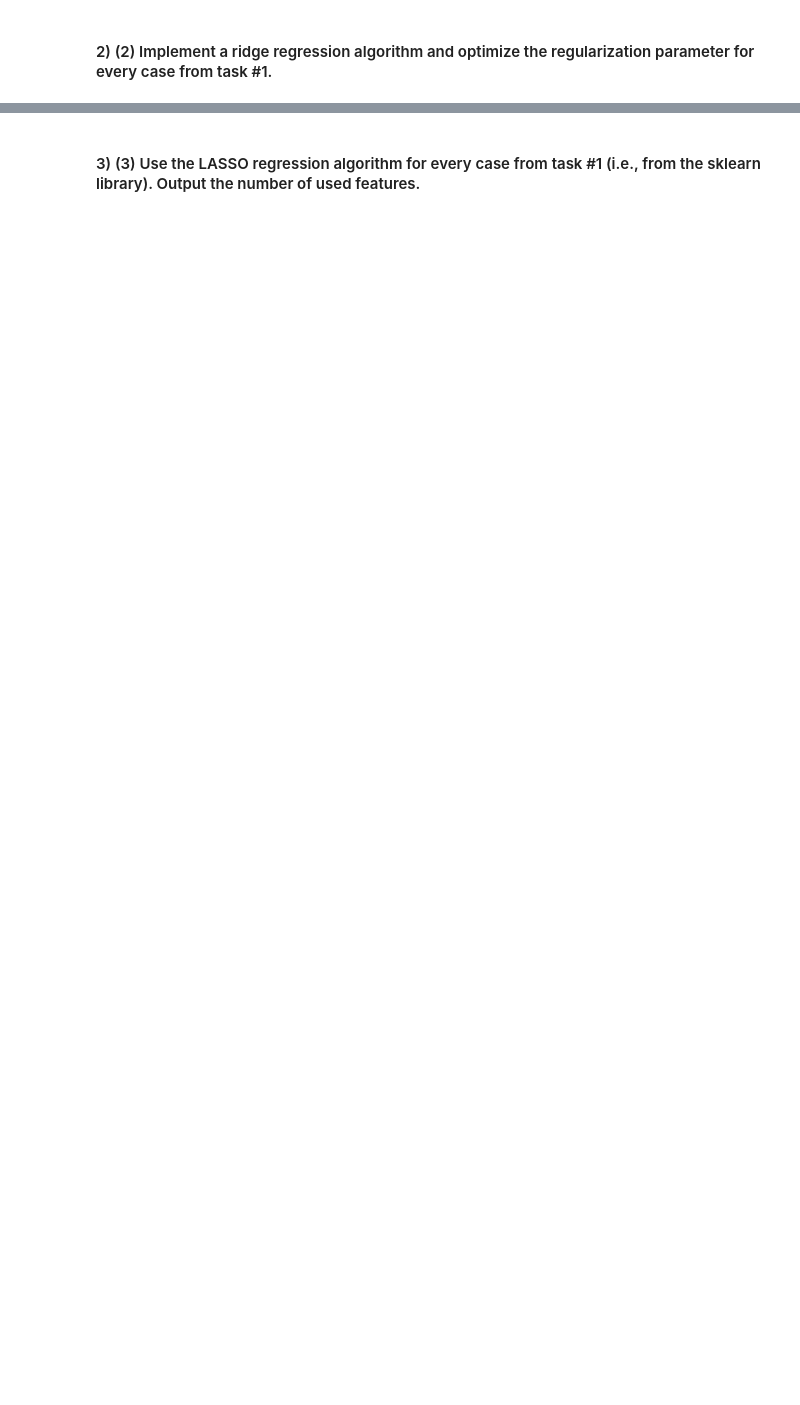
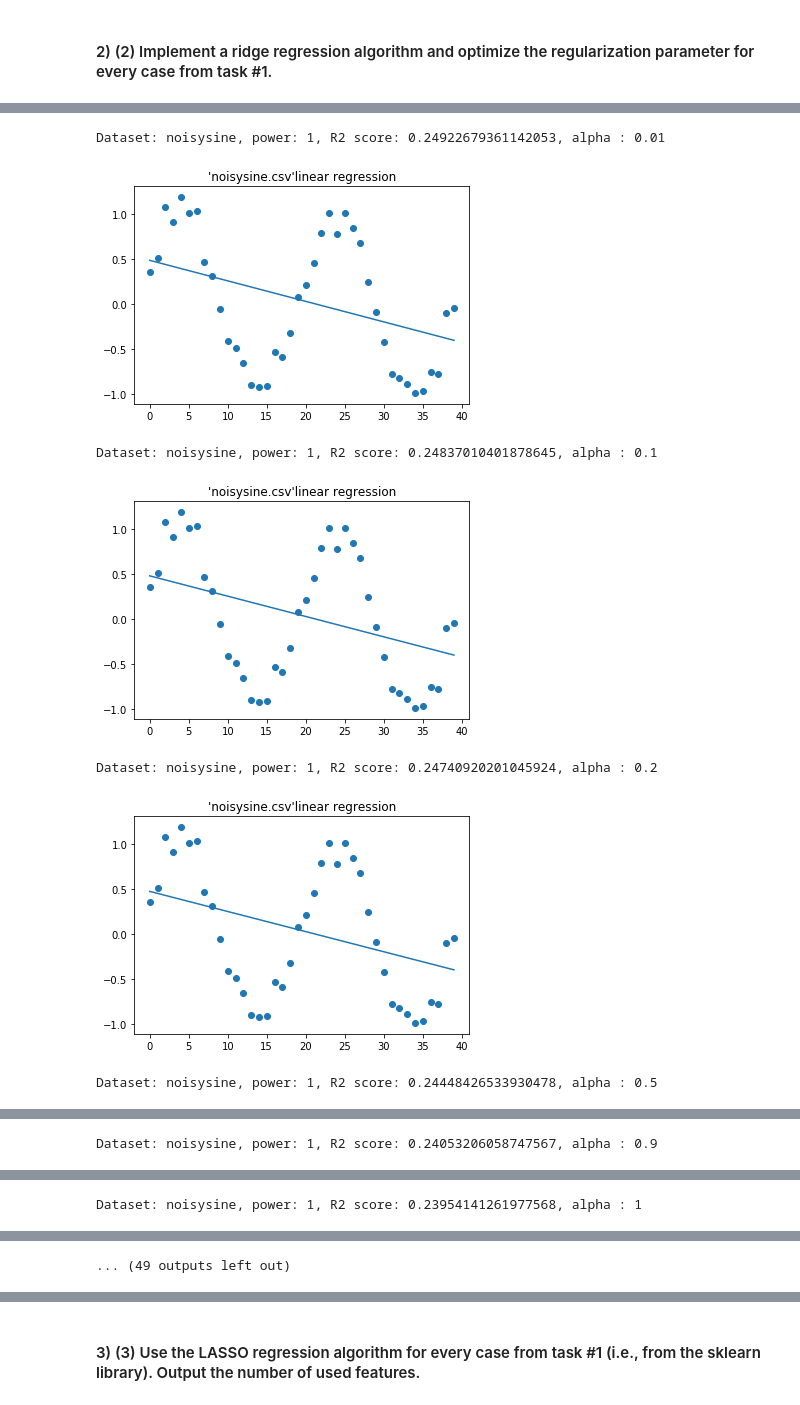
Before and after one commit to Igor-Tukh/machine-learning-hse, a Jupyter notebook: hw04/hw04.ipynb, the cells around one changed output, grey strips where cells are left out. Drawn from its saved outputs; the diff is of its cells as text; code cells hidden in the pictures; blank space fills up the shorter version.

```diff
--- a/hw04/hw04.ipynb
+++ b/hw04/hw04.ipynb
@@ -30,0 +56,6 @@ def load_csv_dataset(dataset_name, label_name='label', with_header=True):
+# %%
+def upload_noisysine():
+    data = load_csv_dataset('noisysine.csv', label_name=None)
+    X = data['x'].to_numpy().reshape(-1, 1)
+    y = data['y'].to_numpy()
+    return X, y
@@ -33,2 +118,16 @@ def load_csv_dataset(dataset_name, label_name='label', with_header=True):
 # %% [markdown]
 #### 2) (2) Implement a ridge regression algorithm and optimize the regularization parameter for every case from task #1.
+# %%
+class RidgeRegression(object):
+    def __init__(self, alpha, degree=1):
+        self.degree = degree
+        self.alpha = alpha
+        self.p = PolynomialFeatures(degree=self.degree)
+
+    def fit(self, X, y):
+        X = self.p.fit_transform(X)
+        self.w = np.linalg.inv(np.transpose(X) @ X + self.alpha * np.identity(X.shape[1])) @ np.transpose(X) @ y
+
+    def predict(self, X):
+        X = self.p.transform(X)
+        return (X @ self.w).reshape(-1)
@@ -34,0 +141,34 @@ def load_csv_dataset(dataset_name, label_name='label', with_header=True):
+# %%
+def task2_1():
+    X, y = upload_noisysine()
+    X_train, X_test, y_train, y_test = train_test_split(X, y, test_size=0.2)
+    best = []
+    for degree in range(1, 6):
+        best_score = None
+        best_alpha = None
+        for alpha in [0.01, 0.1, 0.2, 0.5, 0.9, 1]:
+            reg = RidgeRegression(alpha, degree)
+            reg.fit(X_train, y_train)
+            y_pred = reg.predict(X_test.copy())
+            score = get_r2_score(y_pred, y_test)
+            if best_alpha is None or best_score < score:
+                best_score = score
+                best_alpha = alpha
+            print('Dataset: noisysine, power: {}, R2 score: {}, alpha : {}'.format(degree, score, alpha))
+            plot_regression(X, y, reg,
+                            '\'noisysine.csv\' polynomial regression, power = {}, alpha: {}'.format(
+                                degree, alpha) if degree != 1
+                            else '\'noisysine.csv\'linear regression')
+        best.append((best_alpha, best_score))
+    for degree in range(len(best)):
+        print('Degree {}, the best alpha: {} with score {}'.format(degree + 1, best[degree][0], best[degree][1]))
+
+task2_1()
+# %% [output]
+Dataset: noisysine, power: 1, R2 score: 0.24922679361142053, alpha : 0.01
+[figure, added]
+Dataset: noisysine, power: 1, R2 score: 0.24837010401878645, alpha : 0.1
+[figure, added]
+Dataset: noisysine, power: 1, R2 score: 0.24740920201045924, alpha : 0.2
+[figure, added]
+Dataset: noisysine, power: 1, R2 score: 0.24448426533930478, alpha : 0.5
@@ -34,0 +176 @@ def load_csv_dataset(dataset_name, label_name='label', with_header=True):
+Dataset: noisysine, power: 1, R2 score: 0.24053206058747567, alpha : 0.9
@@ -34,0 +178 @@ def load_csv_dataset(dataset_name, label_name='label', with_header=True):
+Dataset: noisysine, power: 1, R2 score: 0.23954141261977568, alpha : 1
@@ -34,0 +180 @@ def load_csv_dataset(dataset_name, label_name='label', with_header=True):
+... (49 outputs left out)
```
Also changed, not shown: parts of 16 cells of this notebook, 1 other file.
